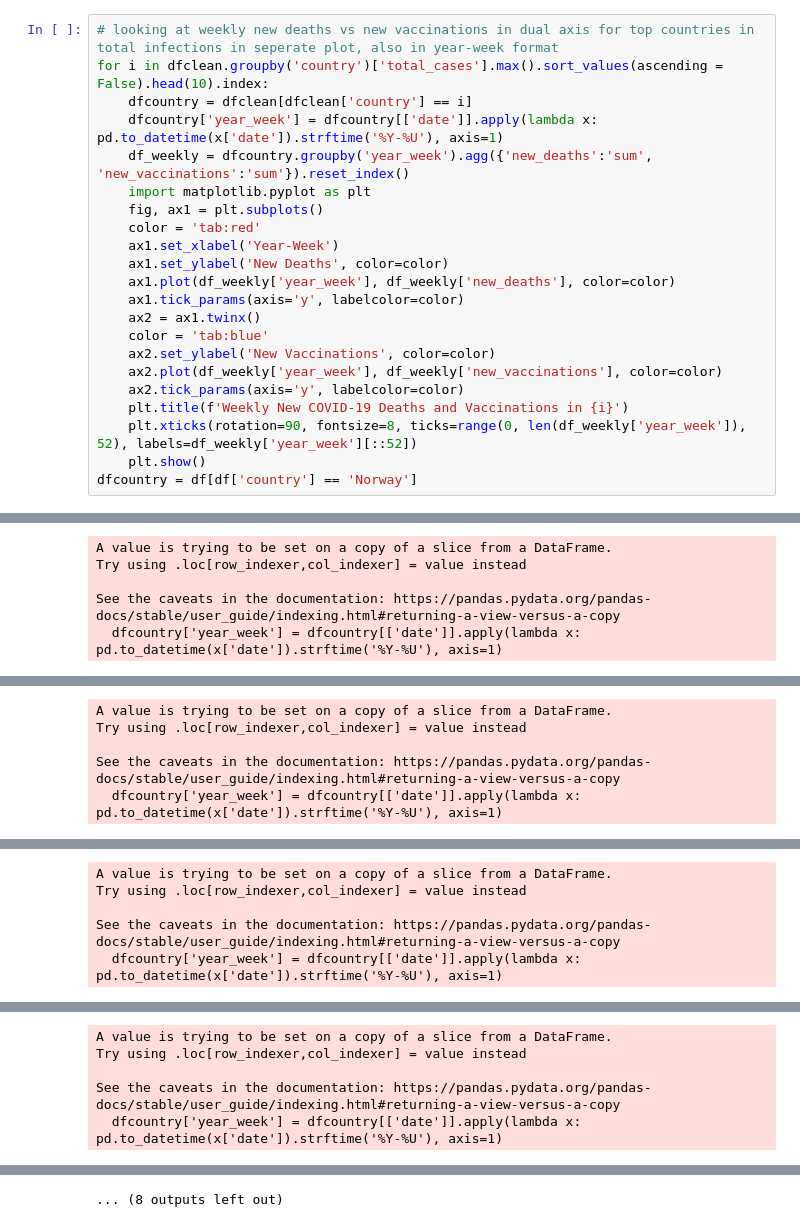
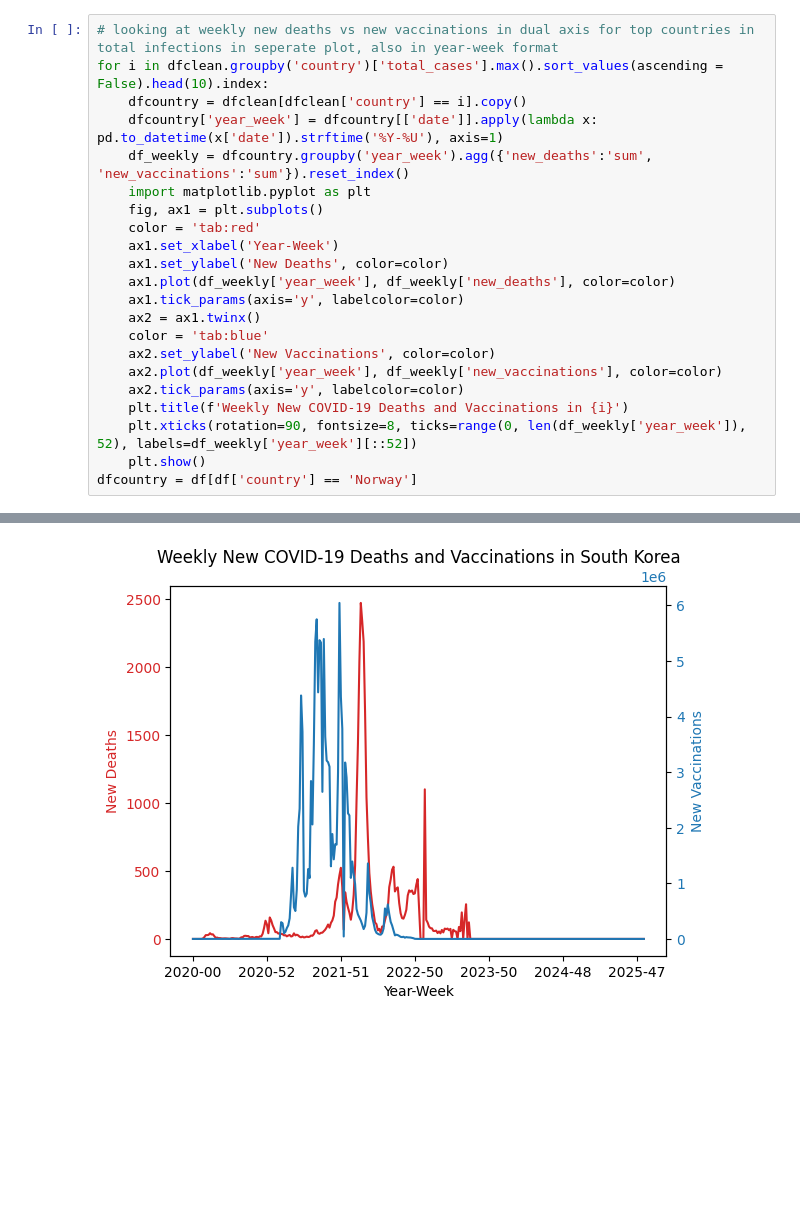
Before and after one commit to Huistorical/Code, a Jupyter notebook: Covid/covid.ipynb, the cells around one changed output, grey strips where cells are left out. Saved outputs shown, nothing was run; the diff lists cells and outputs as text; blank space fills up the shorter version.

```diff
--- a/covid.ipynb
+++ b/Covid/covid.ipynb
@@ -56,7 +93,7 @@ for i in dfclean.groupby('country')['total_vaccinations'].max().sort_values(asce
 # %%
 # looking at weekly new deaths vs new vaccinations in dual axis for top countries in total infections in seperate plot, also in year-week format
 for i in dfclean.groupby('country')['total_cases'].max().sort_values(ascending = False).head(10).index:
-    dfcountry = dfclean[dfclean['country'] == i]
+    dfcountry = dfclean[dfclean['country'] == i].copy()
     dfcountry['year_week'] = dfcountry[['date']].apply(lambda x: pd.to_datetime(x['date']).strftime('%Y-%U'), axis=1)
     df_weekly = dfcountry.groupby('year_week').agg({'new_deaths':'sum', 'new_vaccinations':'sum'}).reset_index()
     import matplotlib.pyplot as plt
@@ -90,26 +117,6 @@ See the caveats in the documentation: https://pandas.pydata.org/pandas-docs/stab
 [figure]
-A value is trying to be set on a copy of a slice from a DataFrame.
-Try using .loc[row_indexer,col_indexer] = value instead
-
-See the caveats in the documentation: https://pandas.pydata.org/pandas-docs/stable/user_guide/indexing.html#returning-a-view-versus-a-copy
-  dfcountry['year_week'] = dfcountry[['date']].apply(lambda x: pd.to_datetime(x['date']).strftime('%Y-%U'), axis=1)
 [figure]
-A value is trying to be set on a copy of a slice from a DataFrame.
-Try using .loc[row_indexer,col_indexer] = value instead
-
-See the caveats in the documentation: https://pandas.pydata.org/pandas-docs/stable/user_guide/indexing.html#returning-a-view-versus-a-copy
-  dfcountry['year_week'] = dfcountry[['date']].apply(lambda x: pd.to_datetime(x['date']).strftime('%Y-%U'), axis=1)
 [figure]
-A value is trying to be set on a copy of a slice from a DataFrame.
-Try using .loc[row_indexer,col_indexer] = value instead
-
-See the caveats in the documentation: https://pandas.pydata.org/pandas-docs/stable/user_guide/indexing.html#returning-a-view-versus-a-copy
-  dfcountry['year_week'] = dfcountry[['date']].apply(lambda x: pd.to_datetime(x['date']).strftime('%Y-%U'), axis=1)
 [figure]
-A value is trying to be set on a copy of a slice from a DataFrame.
-Try using .loc[row_indexer,col_indexer] = value instead
-
-See the caveats in the documentation: https://pandas.pydata.org/pandas-docs/stable/user_guide/indexing.html#returning-a-view-versus-a-copy
-  dfcountry['year_week'] = dfcountry[['date']].apply(lambda x: pd.to_datetime(x['date']).strftime('%Y-%U'), axis=1)
 [figure]
-... (8 outputs left out)
+[figure, added]
```
Also changed, not shown: parts of 7 cells of this notebook.
